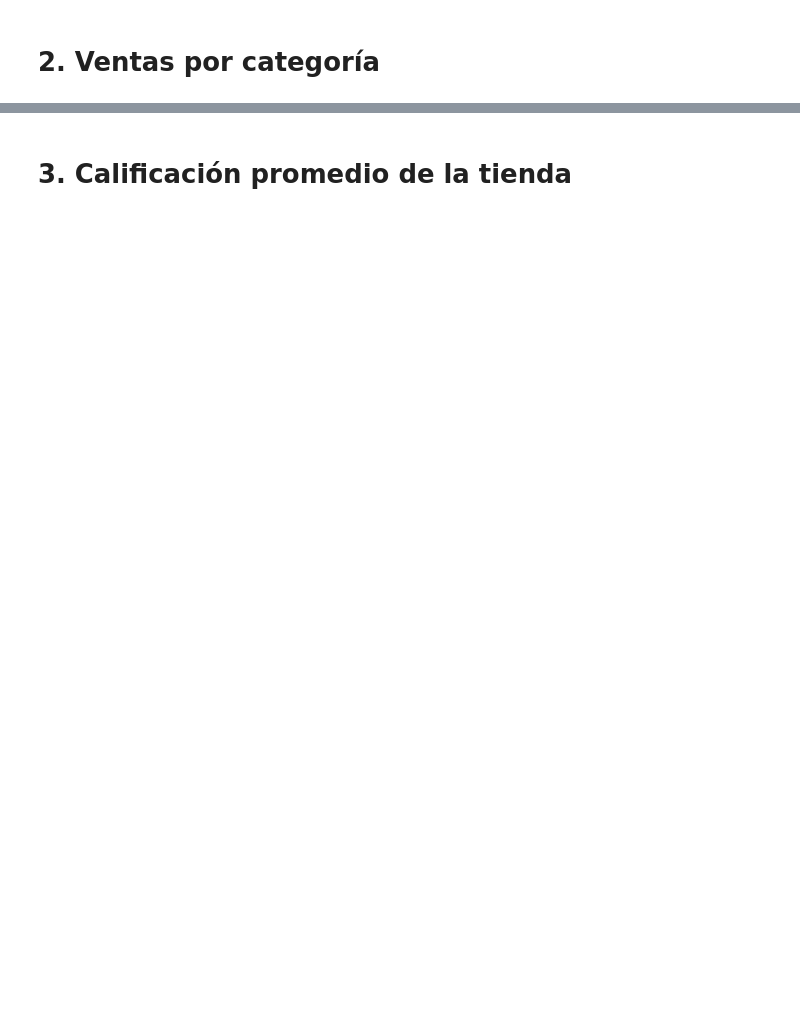
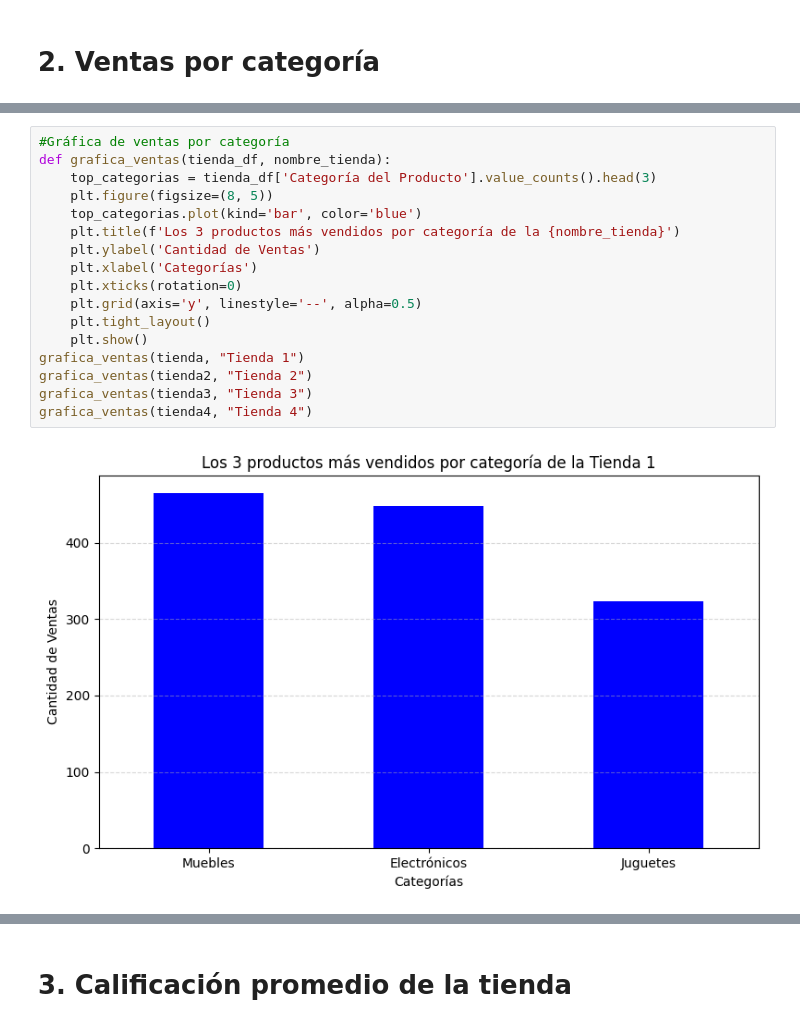
Before and after one commit to Ponch-byte98/Tienda-Alura-2, a Jupyter notebook: AluraStoreLatam.ipynb, the cells around one changed output, grey strips where cells are left out. Cells and saved outputs as stored; diff of their text form; blank space fills up the shorter version.

```diff
--- a/AluraStoreLatam.ipynb
+++ b/AluraStoreLatam.ipynb
@@ -31,0 +117,19 @@ tienda.head()
+# %%
+#Gráfica de ventas por categoría
+def grafica_ventas(tienda_df, nombre_tienda):
+    top_categorias = tienda_df['Categoría del Producto'].value_counts().head(3)
+    plt.figure(figsize=(8, 5))
+    top_categorias.plot(kind='bar', color='blue')
+    plt.title(f'Los 3 productos más vendidos por categoría de la {nombre_tienda}')
+    plt.ylabel('Cantidad de Ventas')
+    plt.xlabel('Categorías')
+    plt.xticks(rotation=0)
+    plt.grid(axis='y', linestyle='--', alpha=0.5)
+    plt.tight_layout()
+    plt.show()
+grafica_ventas(tienda, "Tienda 1")
+grafica_ventas(tienda2, "Tienda 2")
+grafica_ventas(tienda3, "Tienda 3")
+grafica_ventas(tienda4, "Tienda 4")
+# %% [output]
+[figure, added]
```
Also changed, not shown: parts of 11 cells of this notebook.
